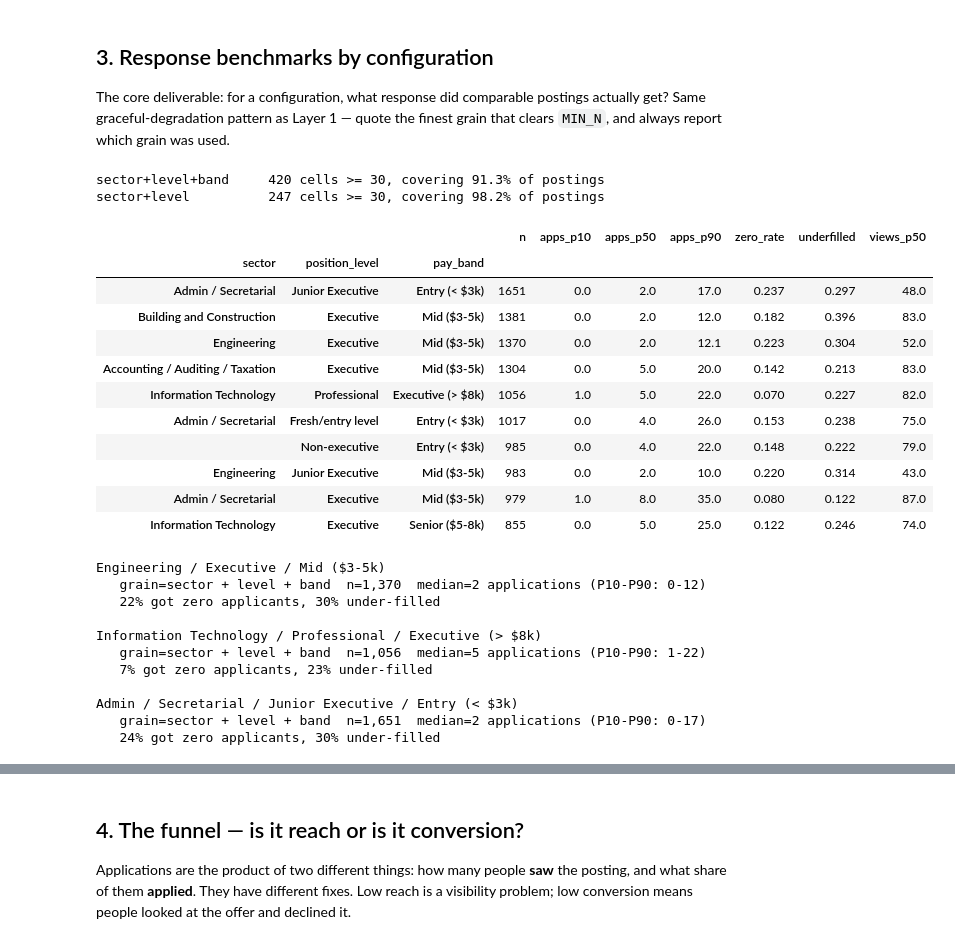
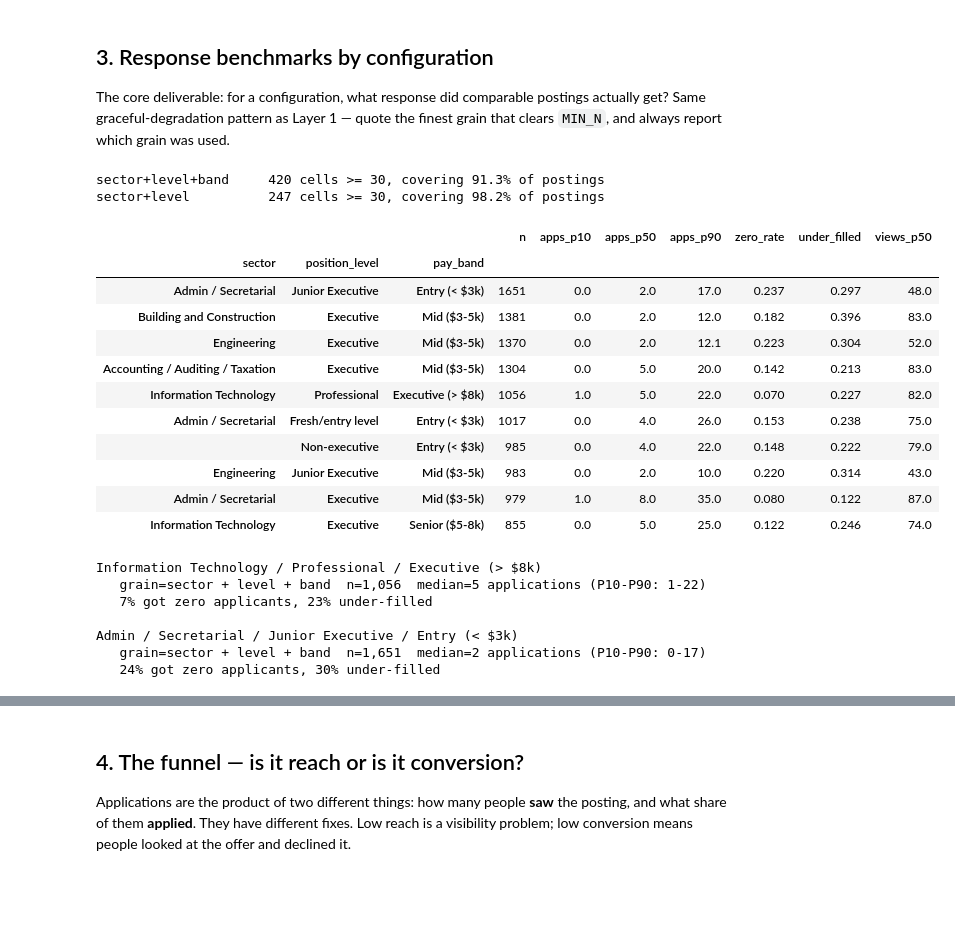
Before and after one commit to bomberblue/job-analytics-dashboard, a Jupyter notebook: notebooks/hirer_layer2_analysis.ipynb, the cells around one changed output, grey strips where cells are left out. Cells and saved outputs as stored; diff of their text form; code cells hidden in the pictures; blank space fills up the shorter version.

```diff
--- a/notebooks/hirer_layer2_analysis.ipynb
+++ b/notebooks/hirer_layer2_analysis.ipynb
@@ -215,12 +233,12 @@ strongest proxy the data supports.
 # %%
-first['understaffed'] = first.applications < first.vacancies
+first['under_filled'] = first.applications < first.vacancies
 
 print('Applications, first-cycle cohort:')
 print(first.applications.describe(percentiles=[.1, .25, .5, .75, .9, .99]).round(2).to_string())
 print(f'\nmean {first.applications.mean():.2f} vs median {first.applications.median():.0f}'
       '   <- why this notebook never quotes means')
 print(f'zero-application rate     {(first.applications == 0).mean():.1%}')
-print(f'under-filled risk         {first.understaffed.mean():.1%}')
+print(f'under-filled risk         {first.under_filled.mean():.1%}')
 print(f'repost rate (30-day pool) {repost_pool.is_repost.mean():.1%}')
 # %% [output]
 Applications, first-cycle cohort:
@@ -325,31 +302,31 @@ always report which grain was used.
 # %%
 def response_benchmark(frame, keys, min_n=MIN_N):
     out = frame.groupby(keys, observed=True).agg(
         n=('applications', 'size'),
         apps_p10=('applications', lambda s: s.quantile(.10)),
         apps_p50=('applications', 'median'),
         apps_p90=('applications', lambda s: s.quantile(.90)),
         zero_rate=('applications', lambda s: (s == 0).mean()),
-        underfilled=('understaffed', 'mean'),
+        under_filled=('under_filled', 'mean'),
         views_p50=('views', 'median'),
     ).round(3)
     return out[out.n >= min_n].sort_values('n', ascending=False)
 
 
 KEYS_3 = ['sector', 'position_level', 'pay_band']
 KEYS_2 = ['sector', 'position_level']
 
 resp_3 = response_benchmark(first, KEYS_3)
 resp_2 = response_benchmark(first, KEYS_2)
 
 for name, tbl in [('sector+level+band', resp_3), ('sector+level', resp_2)]:
     print(f'{name:20s} {len(tbl):4d} cells >= {MIN_N}, covering {tbl.n.sum()/len(first):.1%} of postings')
 
 resp_3.head(10)
 # %% [output]
 sector+level+band     420 cells >= 30, covering 91.3% of postings
 sector+level          247 cells >= 30, covering 98.2% of postings
-|  |  |  | n | apps_p10 | apps_p50 | apps_p90 | zero_rate | underfilled | views_p50 |
+|  |  |  | n | apps_p10 | apps_p50 | apps_p90 | zero_rate | under_filled | views_p50 |
 | sector | position_level | pay_band |  |  |  |  |  |  |  |
 | Admin / Secretarial | Junior Executive | Entry (< $3k) | 1651 | 0.0 | 2.0 | 17.0 | 0.237 | 0.297 | 48.0 |
 | Building and Construction | Executive | Mid ($3-5k) | 1381 | 0.0 | 2.0 | 12.0 | 0.182 | 0.396 | 83.0 |
@@ -364,7 +341,7 @@ sector+level          247 cells >= 30, covering 98.2% of postings
 # %%
 GLOBAL = {'n': len(first), 'apps_p10': first.applications.quantile(.10),
           'apps_p50': first.applications.median(), 'apps_p90': first.applications.quantile(.90),
-          'zero_rate': (first.applications == 0).mean(), 'underfilled': first.understaffed.mean()}
+          'zero_rate': (first.applications == 0).mean(), 'under_filled': first.under_filled.mean()}
 
 
 def response_lookup(sector, position_level, pay_band=None):
@@ -376,19 +353,14 @@ def response_lookup(sector, position_level, pay_band=None):
     return {'grain': 'all postings (no comparable cell)', **GLOBAL}
 
 
-for q in [('Engineering', 'Executive', 'Mid ($3-5k)'),
-          ('Information Technology', 'Professional', 'Executive (> $8k)'),
+for q in [('Information Technology', 'Professional', 'Executive (> $8k)'),
           ('Admin / Secretarial', 'Junior Executive', 'Entry (< $3k)')]:
     r = response_lookup(*q)
     print(f'{q[0]} / {q[1]} / {q[2]}')
     print(f'   grain={r["grain"]}  n={int(r["n"]):,}  '
           f'median={r["apps_p50"]:.0f} applications (P10-P90: {r["apps_p10"]:.0f}-{r["apps_p90"]:.0f})')
-    print(f'   {r["zero_rate"]:.0%} got zero applicants, {r["underfilled"]:.0%} under-filled\n')
+    print(f'   {r["zero_rate"]:.0%} got zero applicants, {r["under_filled"]:.0%} under-filled\n')
 # %% [output]
-Engineering / Executive / Mid ($3-5k)
-   grain=sector + level + band  n=1,370  median=2 applications (P10-P90: 0-12)
-   22% got zero applicants, 30% under-filled
-
 Information Technology / Professional / Executive (> $8k)
    grain=sector + level + band  n=1,056  median=5 applications (P10-P90: 1-22)
    7% got zero applicants, 23% under-filled
```
Also changed, not shown: parts of 36 cells of this notebook, 1 other file.
